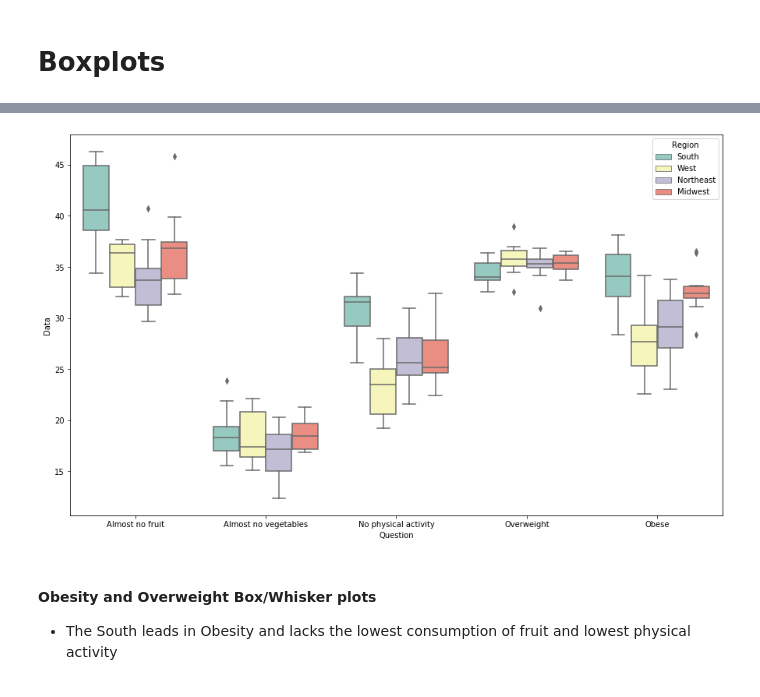
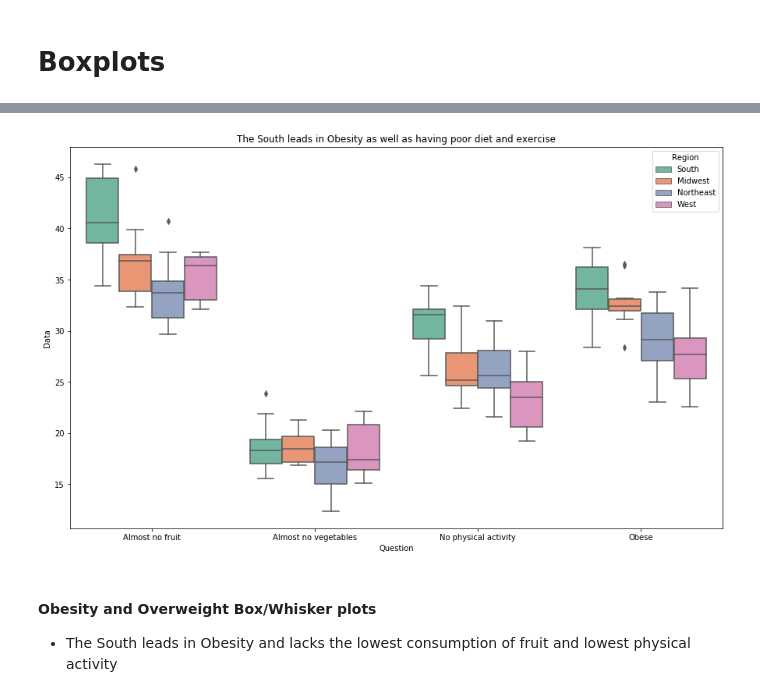
Before and after one commit to DimitriKourouniotis/Capstone-2, a Jupyter notebook: Capstone 2.ipynb, the cells around one changed output, grey strips where cells are left out. Cells and saved outputs as stored; diff of their text form; code cells hidden in the pictures.

```diff
--- a/Capstone 2.ipynb
+++ b/Capstone 2.ipynb
@@ -626,6 +626,12 @@ df_2018 = (df_2018_raw
 # %%
 df_2015_reduced = df_2015.loc[df_2015['QuestionID'].isin(['Q018','Q019'])]
 df_2018_reduced = df_2018.loc[df_2018['QuestionID'].isin(['Q018','Q019'])]
+# %%
+#Filter results for only the 5 basic questions, Overwieght/Obese, and diet and exercise habit
+
+relevant_questions = ['Q018','Q019','Q036','Q037','Q047']
+df_2015_Q = df_2015[df_2015.QuestionID.isin(relevant_questions)]
+df_2018_Q = df_2018[df_2018.QuestionID.isin(relevant_questions)]
 # %%
 #Filter down the 2018 dataset to have just rows for 2016-2018
 # Create list for years
@@ -885,7 +886,7 @@ R square for the whole country is 0.589
 # %%
 # Remove Overweight category to focus on Obesity Rates for each statification
 
-df_2017_regions_obese = df_2017_regions[~df_2017_regions.Question.isin(['Obese'])]
+df_2017_regions_obese = df_2017_regions[~df_2017_regions.Question.isin(['Overweight'])]
 df_2017_regions_obese
 # %% [output]
 |  | Year | Abbr | Question | Data | Sample_Size | Category | Demographic | Region | State |
@@ -903,10 +904,13 @@ df_2017_regions_obese
 5712 rows × 9 columns
 # %%
 f,ax = plt.subplots(figsize=(15,9))
-ax = sns.boxplot(x="Question", y="Data", hue="Region",
-                 data=df_2017_regions[df_2017_regions.Category.isin(['Total'])], palette="Set3")
+ax = sns.boxplot(
+    x="Question", y="Data", hue="Region",
+    hue_order = ["South","Midwest","Northeast","West"],
+                 data=df_2017_regions_obese[df_2017_regions_obese.Category.isin(['Total'])], palette="Set2"
+).set_title("The South leads in Obesity as well as having poor diet and exercise")
 # %% [output]
-[figure, old version]
+[figure, new version]
 # %% [markdown]
 #### Obesity and Overweight Box/Whisker plots
    * The South leads in Obesity and lacks the lowest consumption of fruit and lowest physical activity
```
Also changed, not shown: parts of 30 cells of this notebook.
